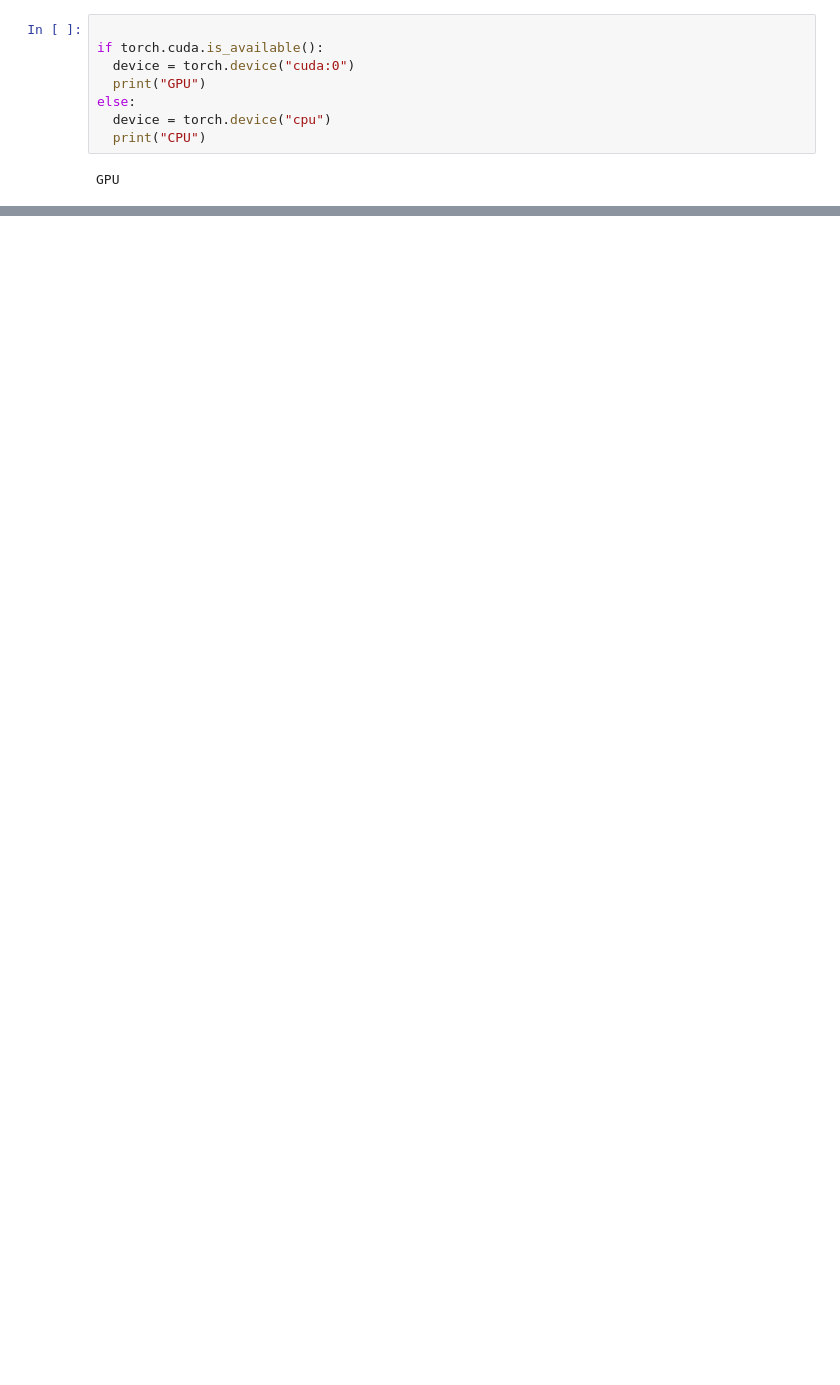
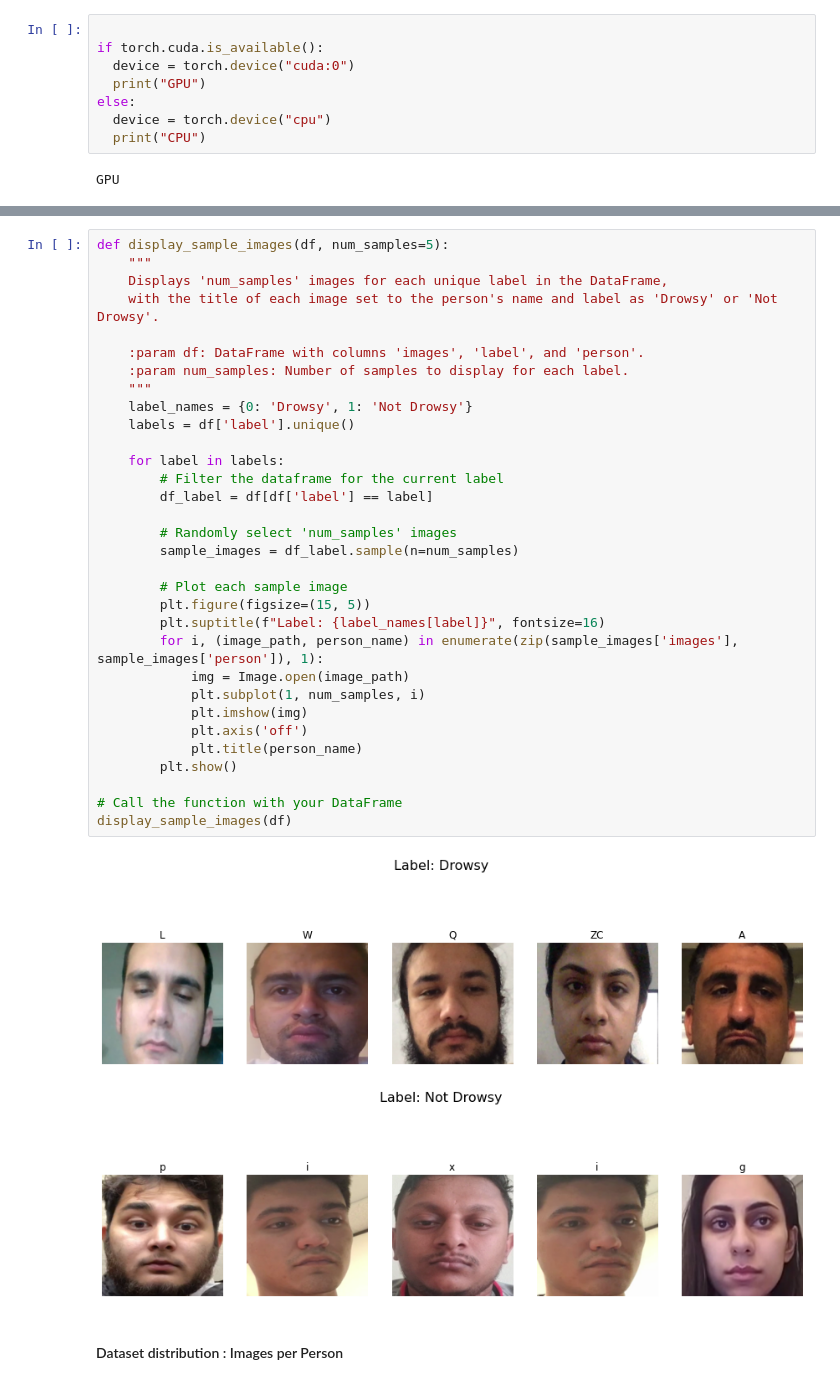
Before and after one commit to mattac22/TechLabs_DriverDrowsinessDetection, a Jupyter notebook: CNN_approach_DDD.ipynb, the cells around one changed output, grey strips where cells are left out. Saved outputs shown, nothing was run; the diff lists cells and outputs as text; blank space fills up the shorter version.

```diff
--- a/CNN_approach_DDD.ipynb
+++ b/CNN_approach_DDD.ipynb
@@ -228 +146,38 @@ print(testTO)
+# %%
+def display_sample_images(df, num_samples=5):
+    """
+    Displays 'num_samples' images for each unique label in the DataFrame,
+    with the title of each image set to the person's name and label as 'Drowsy' or 'Not Drowsy'.
+
+    :param df: DataFrame with columns 'images', 'label', and 'person'.
+    :param num_samples: Number of samples to display for each label.
+    """
+    label_names = {0: 'Drowsy', 1: 'Not Drowsy'}
+    labels = df['label'].unique()
+
+    for label in labels:
+        # Filter the dataframe for the current label
+        df_label = df[df['label'] == label]
+
+        # Randomly select 'num_samples' images
+        sample_images = df_label.sample(n=num_samples)
+
+        # Plot each sample image
+        plt.figure(figsize=(15, 5))
+        plt.suptitle(f"Label: {label_names[label]}", fontsize=16)
+        for i, (image_path, person_name) in enumerate(zip(sample_images['images'], sample_images['person']), 1):
+            img = Image.open(image_path)
+            plt.subplot(1, num_samples, i)
+            plt.imshow(img)
+            plt.axis('off')
+            plt.title(person_name)
+        plt.show()
+
+# Call the function with your DataFrame
+display_sample_images(df)
+# %% [output]
+[figure, added]
+[figure, added]
+# %% [markdown]
+#### Dataset distribution : Images per Person
 # %%
```
Also changed, not shown: parts of 56 cells of this notebook.
